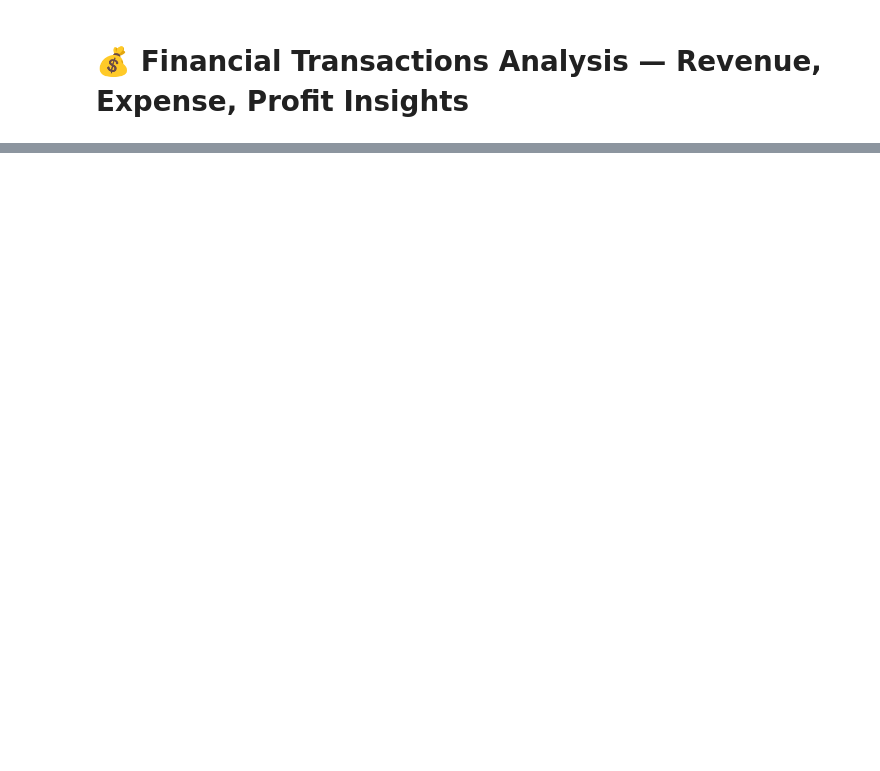
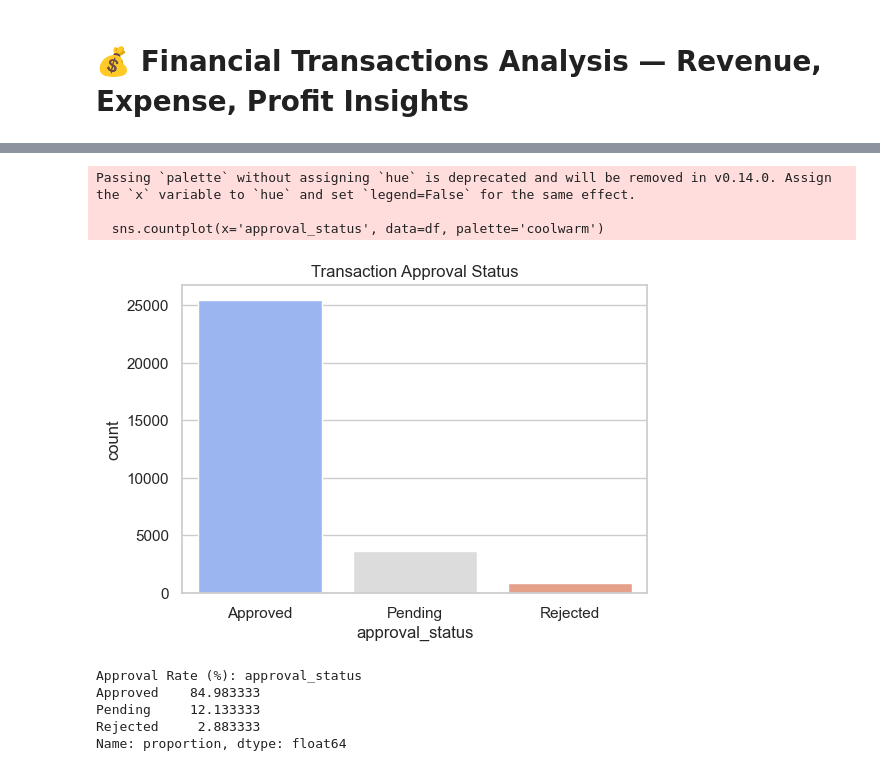
Before and after one commit to aniruddhakasar/GenAI-Powered-Analytics-RAG-LLM-Orchestration-, a Jupyter notebook: notebooks/EDA/finance_data_analysis.ipynb, the cells around one changed output, grey strips where cells are left out. Saved outputs shown, nothing was run; the diff lists cells and outputs as text; code cells hidden in the pictures; blank space fills up the shorter version.

```diff
--- a/notebooks/EDA/finance_data_analysis.ipynb
+++ b/notebooks/EDA/finance_data_analysis.ipynb
@@ -11,7 +11,7 @@ sns.set(style='whitegrid')
 pd.set_option('display.max_columns', None)
 # %%
 # STEP 2: Load Dataset
-df = pd.read_csv('finance_data.csv', parse_dates=['transaction_date'])
+df = pd.read_csv('D:/Desktop/GenAI-Powered Analytics Platform/Data/raw/finance_data.csv', parse_dates=['transaction_date'])
 print('Shape:', df.shape)
 df.info()
 df.head()
@@ -58,13 +123,22 @@ plt.show()
 # %%
 # STEP 7: Approval Status Analysis
 plt.figure(figsize=(6,4))
 sns.countplot(x='approval_status', data=df, palette='coolwarm')
 plt.title('Transaction Approval Status')
 plt.show()
 
 approval_rate = df['approval_status'].value_counts(normalize=True) * 100
-print('Approval Rate (%):
-', approval_rate)
+print('Approval Rate (%):', approval_rate)
+# %% [output]
+Passing `palette` without assigning `hue` is deprecated and will be removed in v0.14.0. Assign the `x` variable to `hue` and set `legend=False` for the same effect.
+
+  sns.countplot(x='approval_status', data=df, palette='coolwarm')
+[figure, added]
+Approval Rate (%): approval_status
+Approved    84.983333
+Pending     12.133333
+Rejected     2.883333
+Name: proportion, dtype: float64
 # %%
 # STEP 8: Currency Distribution
 plt.figure(figsize=(6,4))
```
Also changed, not shown: parts of 8 cells of this notebook, 3 other files.
